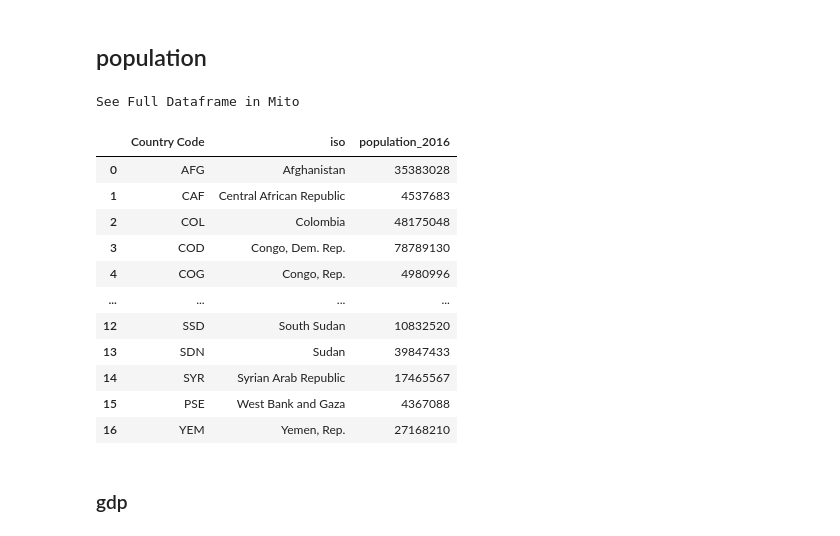
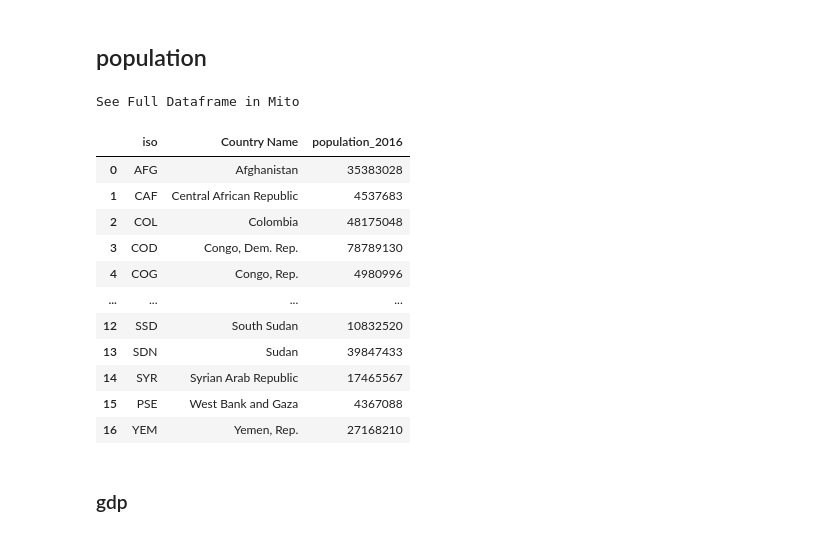
Before and after one commit to kamranuz/nis-network, a Jupyter notebook: 3sided_model_v3.ipynb, the cells around one changed output. Cells and saved outputs as stored; diff of their text form; code cells hidden in the pictures.

```diff
--- a/3sided_model_v3.ipynb
+++ b/3sided_model_v3.ipynb
@@ -24,12 +24,12 @@ population                = pd.read_csv('./data_3sided_model_(coflict_disaster_g
 # %% [markdown]
 ## population
 # %%
-population_2016_our = population[['Country Code', 'Country Name',  '2016 [YR2016]']].dropna().rename(columns={'2016 [YR2016]':'population_2016','Country Name':'iso'})
-population_2016_our = population_2016_our[population_2016_our['Country Code'].isin(ISO_OUR_COUNTRY_CODES)].reset_index(drop=True)
+population_2016_our = population[['Country Code', 'Country Name',  '2016 [YR2016]']].dropna().rename(columns={'2016 [YR2016]':'population_2016','Country Code':'iso'})
+population_2016_our = population_2016_our[population_2016_our['iso'].isin(ISO_OUR_COUNTRY_CODES)].reset_index(drop=True)
 population_2016_our
 # %% [output]
 See Full Dataframe in Mito
-|  | Country Code | iso | population_2016 |
+|  | iso | Country Name | population_2016 |
 | 0 | AFG | Afghanistan | 35383028 |
 | 1 | CAF | Central African Republic | 4537683 |
 | 2 | COL | Colombia | 48175048 |
```
Also changed, not shown: parts of 9 cells of this notebook, 2 other files.
